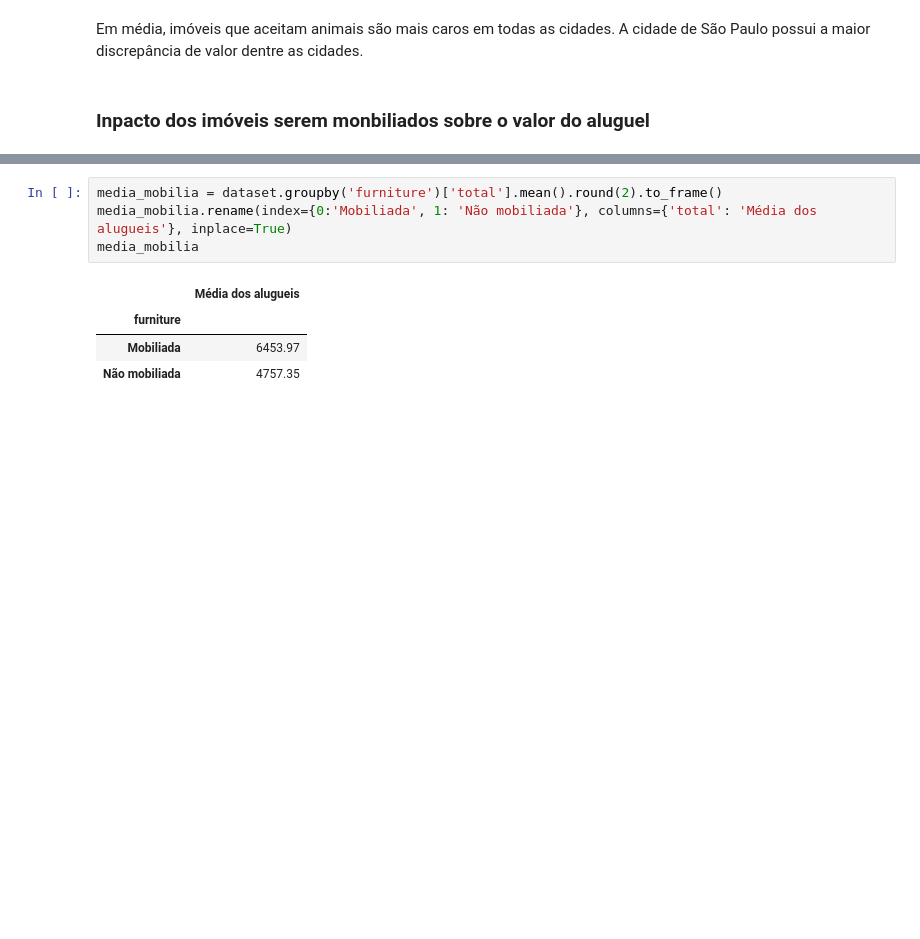
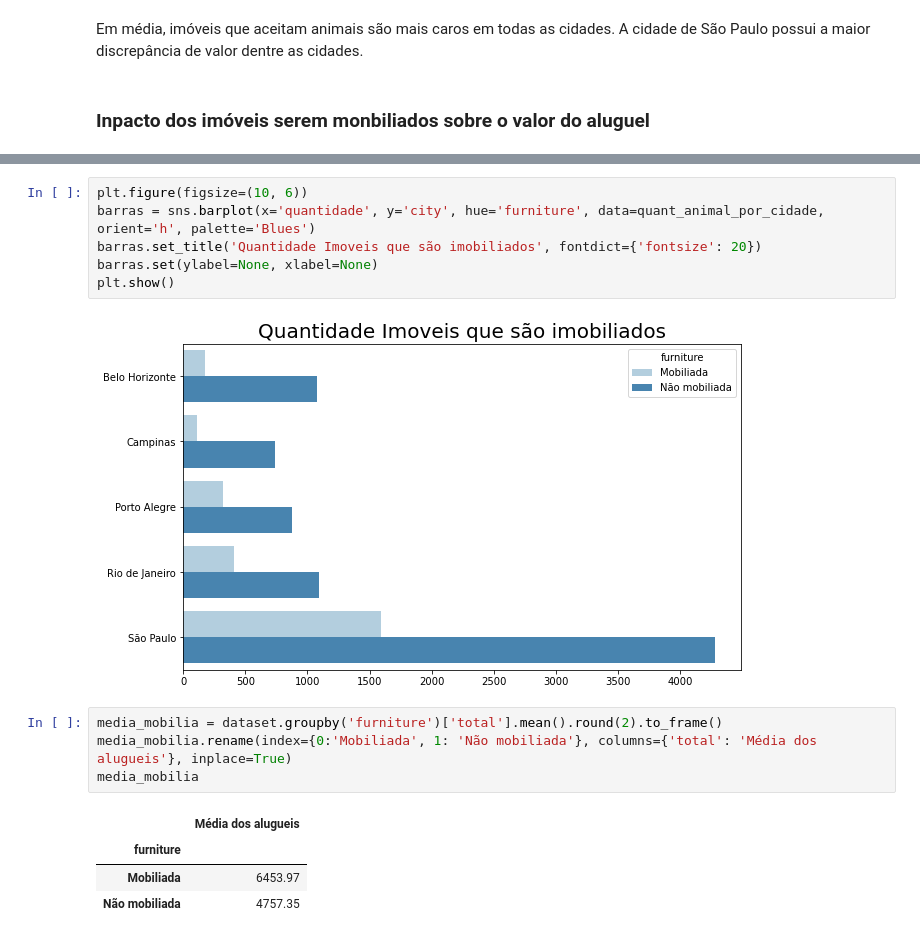
Before and after one commit to IgorFormiga/Data-Science-Projects, a Jupyter notebook: 2_Exploratory_Data_Analysis.ipynb, the cells around one changed output, grey strips where cells are left out. Drawn from its saved outputs; the diff is of its cells as text; blank space fills up the shorter version.

```diff
--- a/2_Exploratory_Data_Analysis.ipynb
+++ b/2_Exploratory_Data_Analysis.ipynb
@@ -118,3 +155,11 @@ Em média, imóveis que aceitam animais são mais caros em todas as cidades. A c
+# %%
+plt.figure(figsize=(10, 6))
+barras = sns.barplot(x='quantidade', y='city', hue='furniture', data=quant_animal_por_cidade, orient='h', palette='Blues')
+barras.set_title('Quantidade Imoveis que são imobiliados', fontdict={'fontsize': 20})
+barras.set(ylabel=None, xlabel=None)
+plt.show()
+# %% [output]
+[figure, added]
 # %%
 media_mobilia = dataset.groupby('furniture')['total'].mean().round(2).to_frame()
 media_mobilia.rename(index={0:'Mobiliada', 1: 'Não mobiliada'}, columns={'total': 'Média dos alugueis'}, inplace=True)
```
Also changed, not shown: parts of 23 cells of this notebook.
